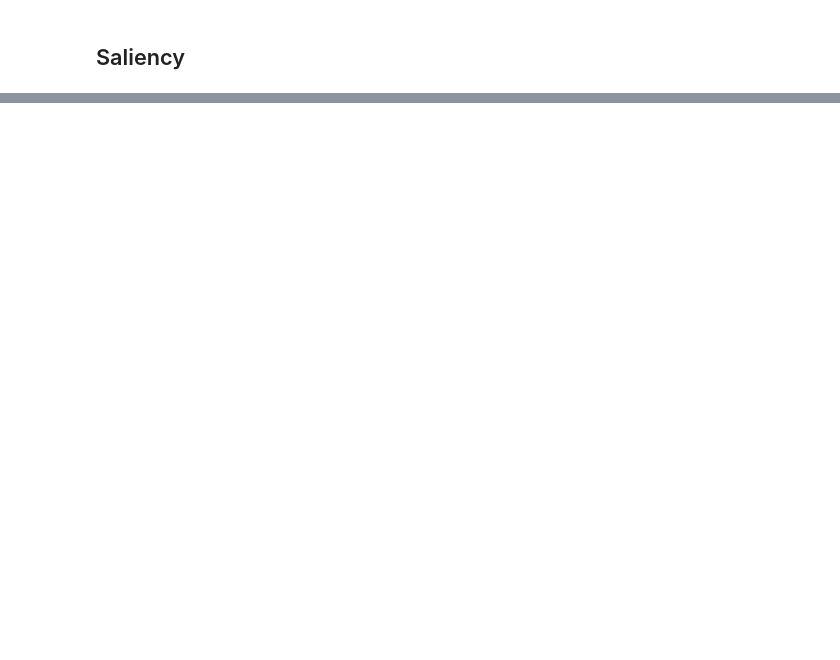
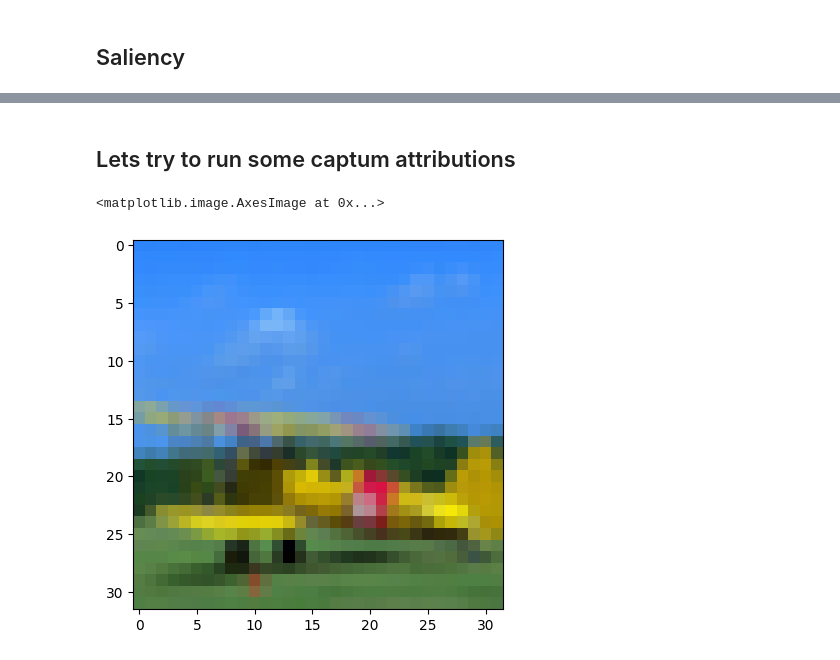
Before and after one commit to tendermonster/captumcv, a Jupyter notebook: artiom/dlcv23_attribution.ipynb, the cells around one changed output, grey strips where cells are left out. Drawn from its saved outputs; the diff is of its cells as text; code cells hidden in the pictures; blank space fills up the shorter version.

Commit message:
integrating a pytorch model with captum

```diff
--- a/artiom/dlcv23_attribution.ipynb
+++ b/artiom/dlcv23_attribution.ipynb
@@ -189,0 +270,50 @@ WARNING:matplotlib.image:Clipping input data to the valid range for imshow with
+# %% [markdown]
+## Lets try to run some captum attributions
+# %%
+# download the cifar10 dataset and prepate the date to be inputed into the model
+import torchvision
+import torchvision.transforms as transforms
+
+transform_test = transforms.Compose(
+    [
+        transforms.ToTensor(),
+        transforms.Normalize((0.4914, 0.4822, 0.4465), (0.2023, 0.1994, 0.2010)),
+    ]
+)
+if not os.path.exists("./data"):
+  testset = torchvision.datasets.CIFAR10(
+      root="./data", train=False, download=True, transform=transform_test)
+else:
+  testset = torchvision.datasets.CIFAR10(
+      root="./data", train=False, download=False, transform=transform_test)
+
+testloader = torch.utils.data.DataLoader(
+    testset, batch_size=100, shuffle=False, num_workers=2
+)
+# %%
+import random
+cifar_inputs = list(testloader)[0][0]
+cifar_targers = list(testloader)[0][1]
+# %%
+# get random sample
+ind = int(random.random()*len(cifar_inputs))
+cifar_in = cifar_inputs[ind]
+cifar_in_target = cifar_targers[ind]
+# unnormalize
+inv_normal = transforms.Compose(
+    [
+        transforms.Normalize(mean = [ 0., 0., 0. ],
+                             std = [ 1/0.2023, 1/0.1994, 1/0.2010]),
+     transforms.Normalize(mean = [-0.4914, -0.4822, -0.4465],
+                          std = [ 1., 1., 1. ]),
+    ]
+)
+
+cifar_in_img = inv_normal(cifar_in)
+# %%
+# show the image
+import matplotlib.pyplot as plt
+plt.imshow(cifar_in_img.permute(1, 2, 0))
+# %% [output]
+<matplotlib.image.AxesImage at 0x...>
+[figure, added]
```
Also changed, not shown: parts of 35 cells of this notebook, 27 other files.
